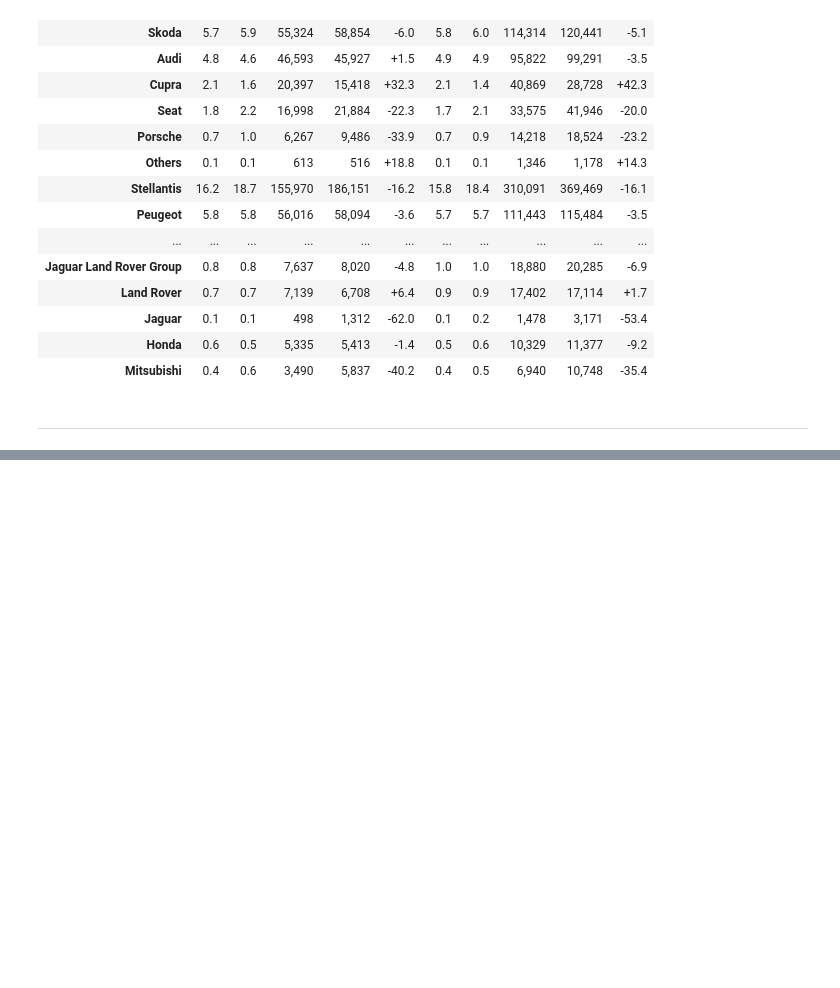
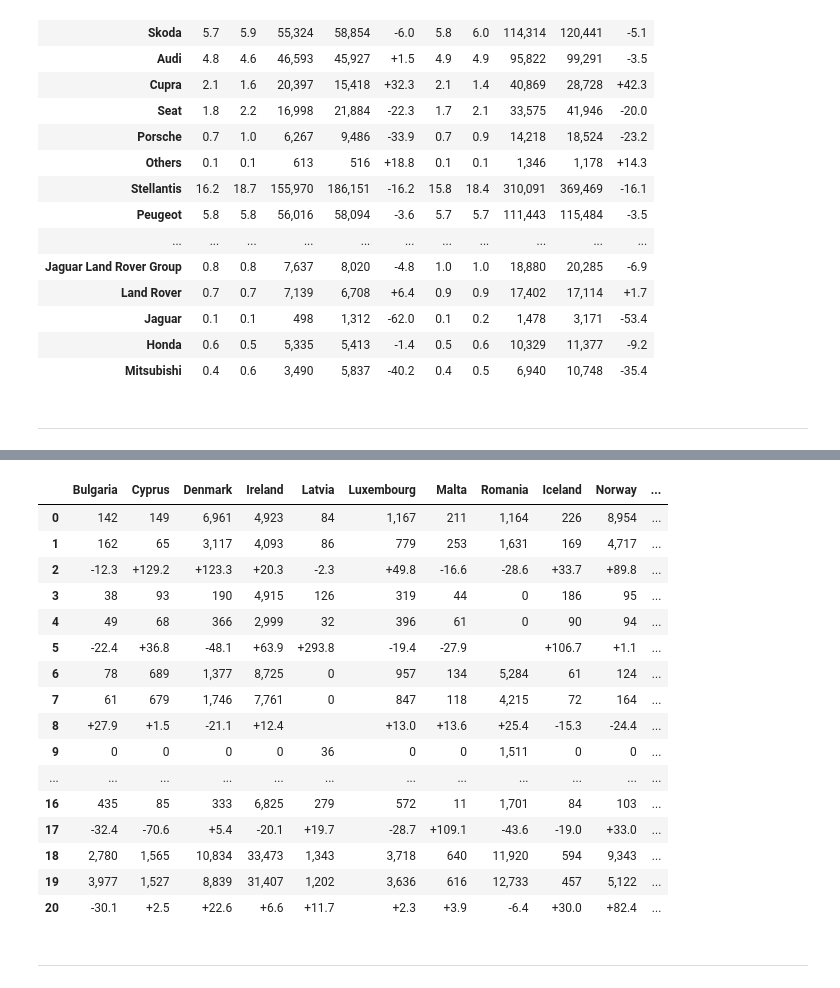
Before and after one commit to buruzaemon/pdf-table-extraction, a Jupyter notebook: 05_Gemini_2.0_Flash_API.ipynb, the cells around one changed output, grey strips where cells are left out. Drawn from its saved outputs; the diff is of its cells as text; code cells hidden in the pictures; blank space fills up the shorter version.

```diff
--- a/05_Gemini_2.0_Flash_API.ipynb
+++ b/05_Gemini_2.0_Flash_API.ipynb
@@ -288,0 +396,34 @@ df.to_csv('samples/acea_2_202502_raw.csv', encoding='CP932', header=False)
+# %%
+df.loc[[
+    'Bulgaria',
+    'Cyprus',
+    'Denmark',
+    'Ireland',
+    'Latvia',
+    'Luxembourg',
+    'Malta',
+    'Romania',
+    'Iceland',
+    'Norway',
+    'United Kingdom'
+]].T
+# %% [output]
+|  | Bulgaria | Cyprus | Denmark | Ireland | Latvia | Luxembourg | Malta | Romania | Iceland | Norway | ... |
+| 0 | 142 | 149 | 6,961 | 4,923 | 84 | 1,167 | 211 | 1,164 | 226 | 8,954 | ... |
+| 1 | 162 | 65 | 3,117 | 4,093 | 86 | 779 | 253 | 1,631 | 169 | 4,717 | ... |
+| 2 | -12.3 | +129.2 | +123.3 | +20.3 | -2.3 | +49.8 | -16.6 | -28.6 | +33.7 | +89.8 | ... |
+| 3 | 38 | 93 | 190 | 4,915 | 126 | 319 | 44 | 0 | 186 | 95 | ... |
+| 4 | 49 | 68 | 366 | 2,999 | 32 | 396 | 61 | 0 | 90 | 94 | ... |
+| 5 | -22.4 | +36.8 | -48.1 | +63.9 | +293.8 | -19.4 | -27.9 |  | +106.7 | +1.1 | ... |
+| 6 | 78 | 689 | 1,377 | 8,725 | 0 | 957 | 134 | 5,284 | 61 | 124 | ... |
+| 7 | 61 | 679 | 1,746 | 7,761 | 0 | 847 | 118 | 4,215 | 72 | 164 | ... |
+| 8 | +27.9 | +1.5 | -21.1 | +12.4 |  | +13.0 | +13.6 | +25.4 | -15.3 | -24.4 | ... |
+| 9 | 0 | 0 | 0 | 0 | 36 | 0 | 0 | 1,511 | 0 | 0 | ... |
+| ... | ... | ... | ... | ... | ... | ... | ... | ... | ... | ... | ... |
+| 16 | 435 | 85 | 333 | 6,825 | 279 | 572 | 11 | 1,701 | 84 | 103 | ... |
+| 17 | -32.4 | -70.6 | +5.4 | -20.1 | +19.7 | -28.7 | +109.1 | -43.6 | -19.0 | +33.0 | ... |
+| 18 | 2,780 | 1,565 | 10,834 | 33,473 | 1,343 | 3,718 | 640 | 11,920 | 594 | 9,343 | ... |
+| 19 | 3,977 | 1,527 | 8,839 | 31,407 | 1,202 | 3,636 | 616 | 12,733 | 457 | 5,122 | ... |
+| 20 | -30.1 | +2.5 | +22.6 | +6.6 | +11.7 | +2.3 | +3.9 | -6.4 | +30.0 | +82.4 | ... |
+# %% [markdown]
+<hr width=40%/>
```
Also changed, not shown: parts of 25 cells of this notebook, 5 other files.
